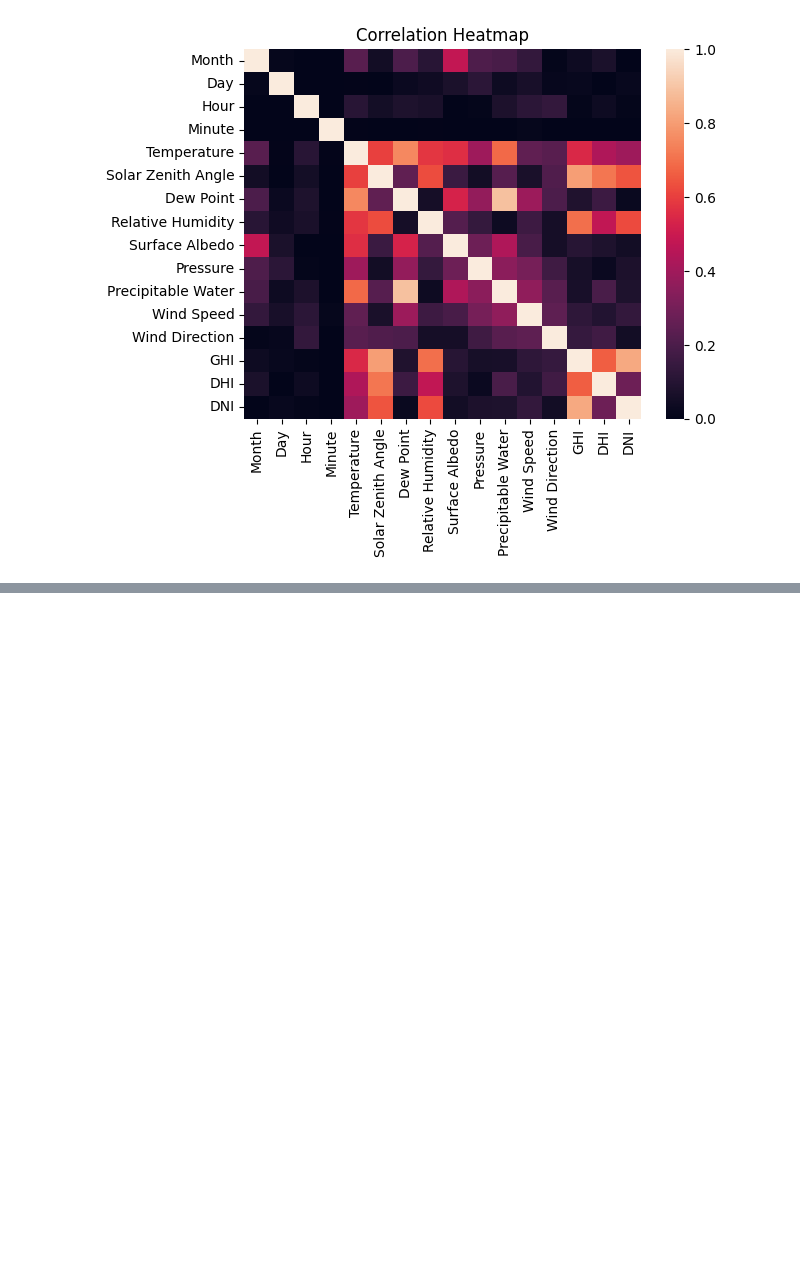
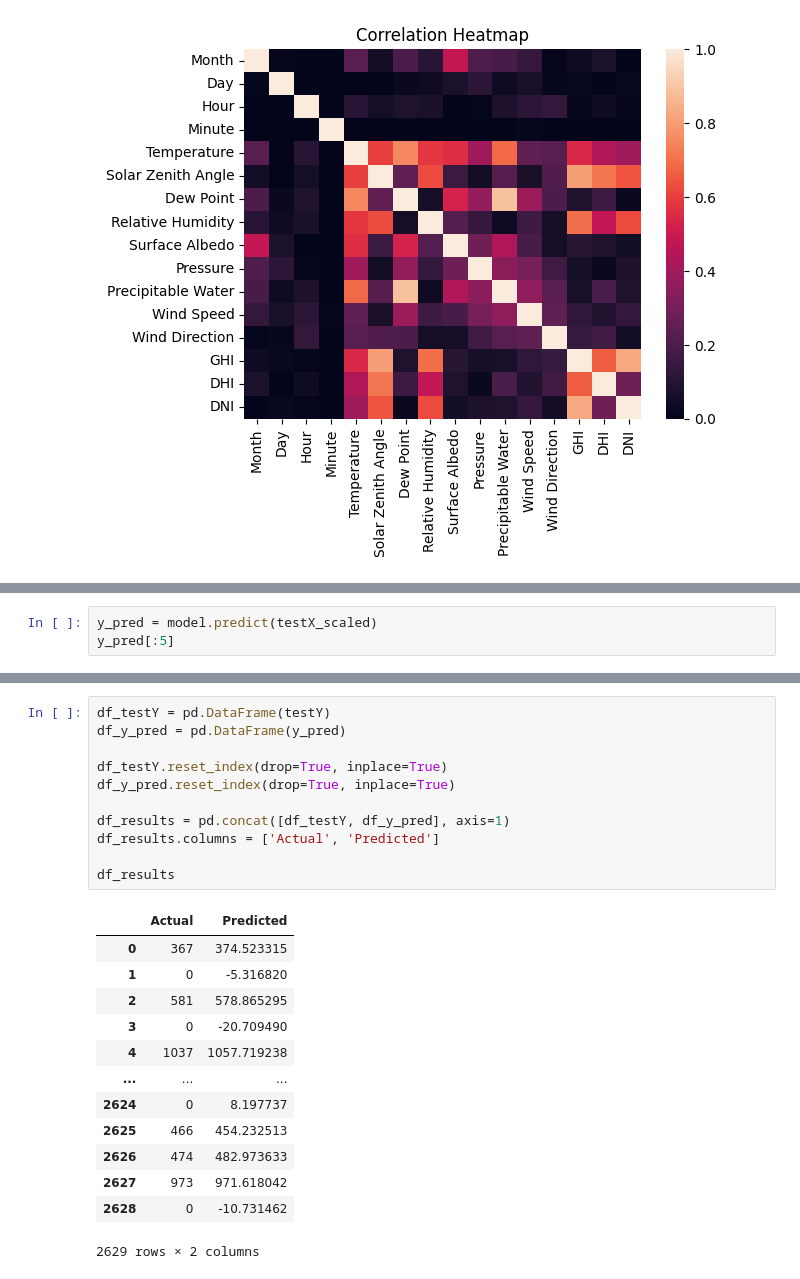
Before and after one commit to saraaktham/Solar-Data, a Jupyter notebook: read_data.ipynb, the cells around one changed output, grey strips where cells are left out. Saved outputs shown, nothing was run; the diff lists cells and outputs as text; blank space fills up the shorter version.

```diff
--- a/read_data.ipynb
+++ b/read_data.ipynb
@@ -125,0 +412,3 @@ from keras.layers import Dense
+# %%
+y_pred = model.predict(testX_scaled)
+y_pred[:5]
@@ -125,0 +422,25 @@ from keras.layers import Dense
+# %%
+df_testY = pd.DataFrame(testY)
+df_y_pred = pd.DataFrame(y_pred)
+
+df_testY.reset_index(drop=True, inplace=True)
+df_y_pred.reset_index(drop=True, inplace=True)
+
+df_results = pd.concat([df_testY, df_y_pred], axis=1)
+df_results.columns = ['Actual', 'Predicted']
+
+df_results
+# %% [output]
+|  | Actual | Predicted |
+| 0 | 367 | 374.523315 |
+| 1 | 0 | -5.316820 |
+| 2 | 581 | 578.865295 |
+| 3 | 0 | -20.709490 |
+| 4 | 1037 | 1057.719238 |
+| ... | ... | ... |
+| 2624 | 0 | 8.197737 |
+| 2625 | 466 | 454.232513 |
+| 2626 | 474 | 482.973633 |
+| 2627 | 973 | 971.618042 |
+| 2628 | 0 | -10.731462 |
+2629 rows × 2 columns
```
Also changed, not shown: parts of 23 cells of this notebook.
